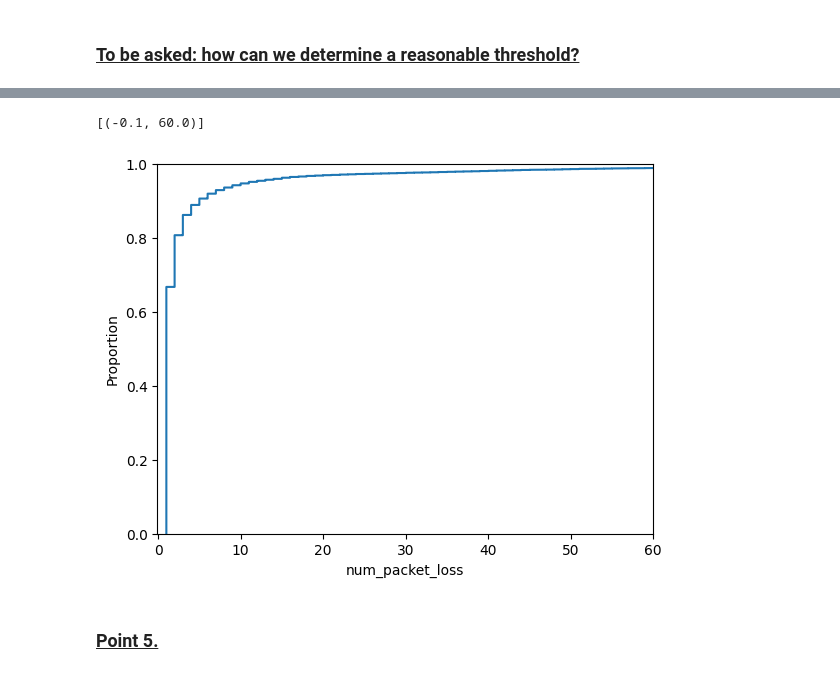
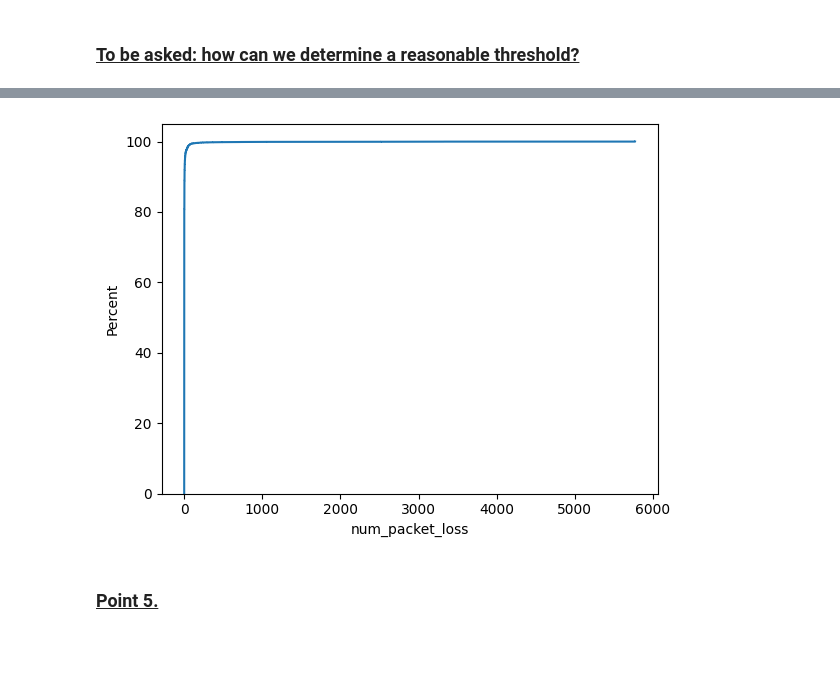
Before and after one commit to PeshX/ML4N_RTP_Project, a Jupyter notebook: Script1.ipynb, the cells around one changed output, grey strips where cells are left out. Drawn from its saved outputs; the diff is of its cells as text; code cells hidden in the pictures; blank space fills up the shorter version.

```diff
--- a/Script1.ipynb
+++ b/Script1.ipynb
@@ -97,13 +114,12 @@ for i in stat_feat:
 # %%
-#correct ECDF
+#old ECDF
 array_2=df['label']==1
 df_lossy=df[array_2]
 
 g=sns.ecdfplot(
     data = df_lossy,
-    x = 'num_packet_loss'
+    x = 'num_packet_loss',
+    stat='percent'
 )
-g.set(xlim=(-.1, 60))
 # %% [output]
-[(-0.1, 60.0)]
-[figure, old version]
+[figure, new version]
```
Also changed, not shown: parts of 12 cells of this notebook, 2 other files.
